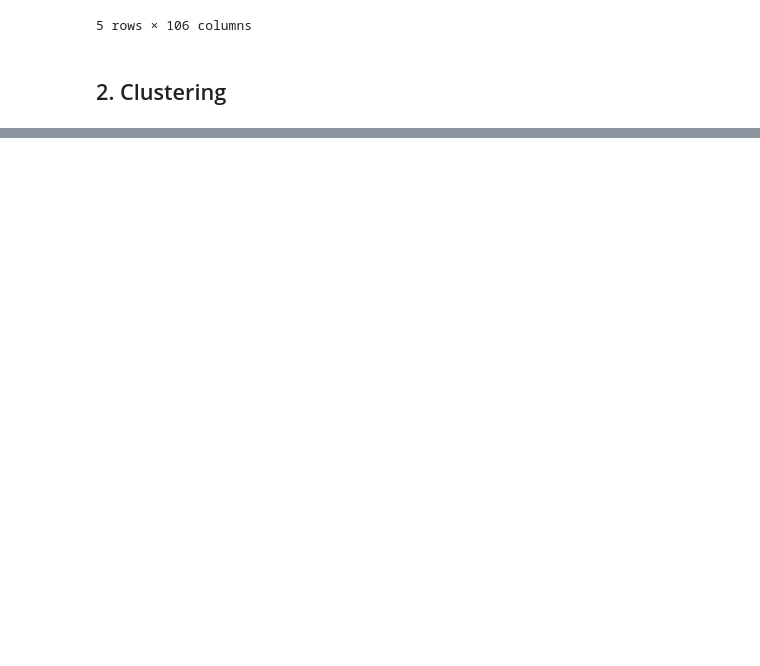
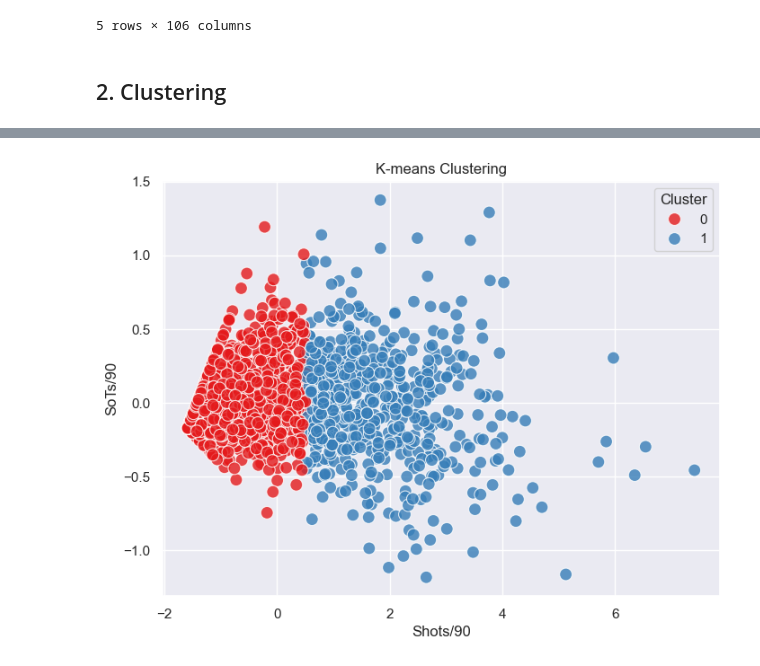
Before and after one commit to joacokoif/tp2_fulbo_ldd, a Jupyter notebook: tp2_LDD_Futbol_Analytics.ipynb, the cells around one changed output, grey strips where cells are left out. Drawn from its saved outputs; the diff is of its cells as text; code cells hidden in the pictures; blank space fills up the shorter version.

```diff
--- a/tp2_LDD_Futbol_Analytics.ipynb
+++ b/tp2_LDD_Futbol_Analytics.ipynb
@@ -81,0 +141,29 @@ plt.show()
+# %%
+# (c) Para la cantidad de clusters observados en el ´ıtem anterior, realizar un agrupamiento por k-medias,
+# y colorear los puntos seg´un las etiquetas obtenidas. ¿Coinciden las etiquetas con lo esperado?
+
+
+variables_numericas = ['Shots/90', 'SoTs/90']# vuelvo a agarrar las dos variables de antes
+
+scaler = StandardScaler()
+df_scaled = scaler.fit_transform(data_num[variables_numericas]) # escalo los datos
+
+pca = PCA(n_components=2)
+componentes_principales = pca.fit_transform(df_scaled) # le aplico PCA
+
+df_pca = pd.DataFrame(data=componentes_principales, columns=['Shots/90', 'SoTs/90']) # me genero un nuevo DataFrame con las componentes principales
+
+num_clusters = 2  # determino el numero de clusters
+
+kmeans = KMeans(n_clusters=num_clusters, random_state=42) #aplico k-means
+df_pca['Cluster'] = kmeans.fit_predict(df_scaled)
+
+plt.figure(figsize=(8, 6)) #grafico el resultado
+sns.scatterplot(x='Shots/90', y='SoTs/90', hue='Cluster', data=df_pca, s=100, palette='Set1', alpha=0.8, legend='full')
+plt.title('K-means Clustering')
+plt.xlabel('Shots/90')
+plt.ylabel('SoTs/90')
+plt.grid(True)
+plt.show()
+# %% [output]
+[figure, added]
```
Also changed, not shown: parts of 14 cells of this notebook.
